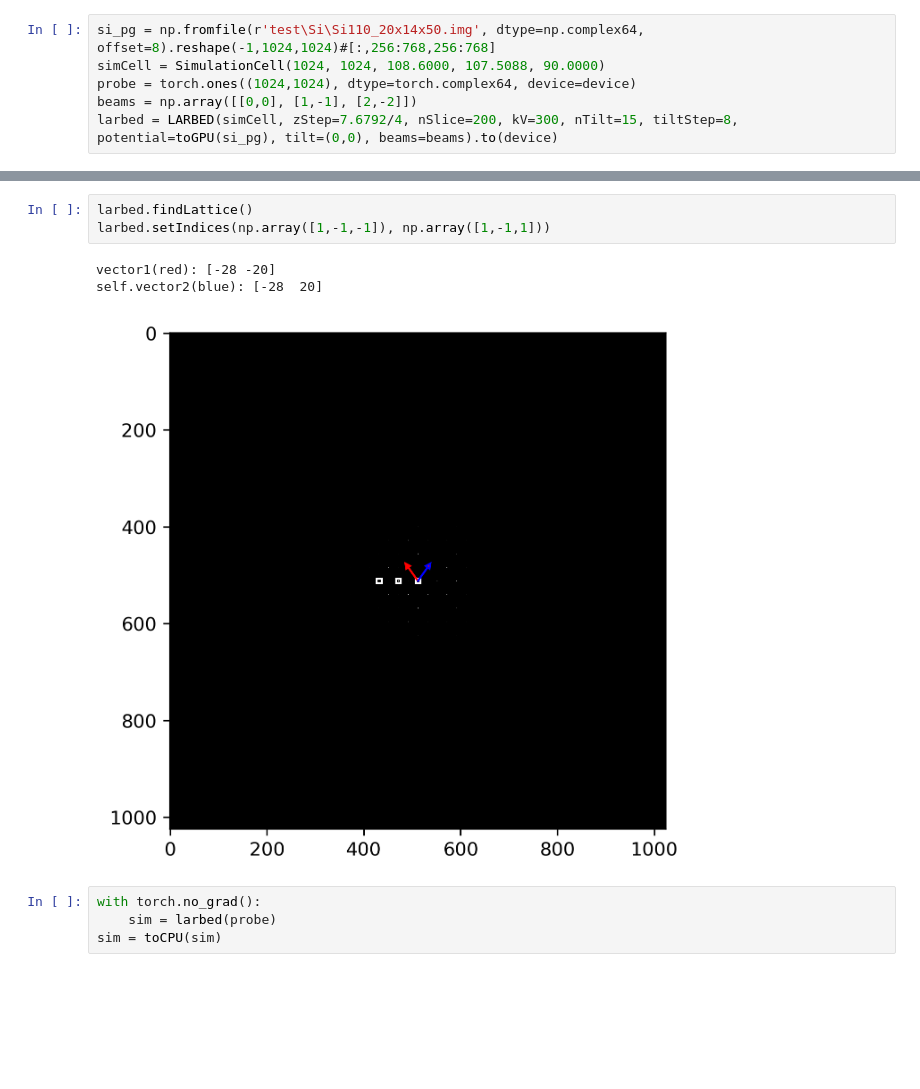
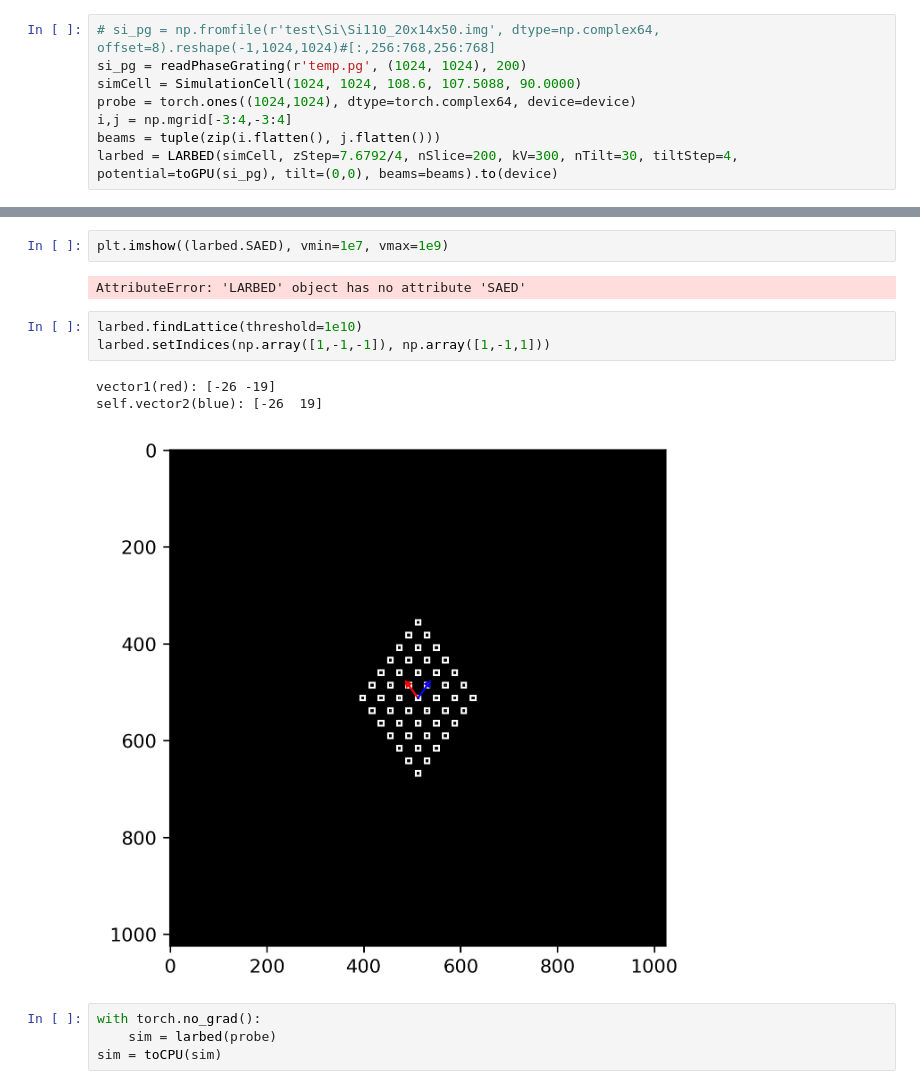
Before and after one commit to swampni/multislice, a Jupyter notebook: larbedSim.ipynb, the cells around one changed output, grey strips where cells are left out. Saved outputs shown, nothing was run; the diff lists cells and outputs as text; blank space fills up the shorter version.

```diff
--- a/larbedSim.ipynb
+++ b/larbedSim.ipynb
@@ -12,6 +35,8 @@ using torch.float32
 # %%
-si_pg = np.fromfile(r'test\Si\Si110_20x14x50.img', dtype=np.complex64, offset=8).reshape(-1,1024,1024)#[:,256:768,256:768]
-simCell = SimulationCell(1024, 1024, 108.6000, 107.5088, 90.0000)
+# si_pg = np.fromfile(r'test\Si\Si110_20x14x50.img', dtype=np.complex64, offset=8).reshape(-1,1024,1024)#[:,256:768,256:768]
+si_pg = readPhaseGrating(r'temp.pg', (1024, 1024), 200)
+simCell = SimulationCell(1024, 1024, 108.6, 107.5088, 90.0000)
 probe = torch.ones((1024,1024), dtype=torch.complex64, device=device)
-beams = np.array([[0,0], [1,-1], [2,-2]])
-larbed = LARBED(simCell, zStep=7.6792/4, nSlice=200, kV=300, nTilt=15, tiltStep=8, potential=toGPU(si_pg), tilt=(0,0), beams=beams).to(device)
+i,j = np.mgrid[-3:4,-3:4]
+beams = tuple(zip(i.flatten(), j.flatten()))
+larbed = LARBED(simCell, zStep=7.6792/4, nSlice=200, kV=300, nTilt=30, tiltStep=4, potential=toGPU(si_pg), tilt=(0,0), beams=beams).to(device)
@@ -18,10 +48,14 @@ larbed = LARBED(simCell, zStep=7.6792/4, nSlice=200, kV=300, nTilt=15, tiltStep=
+# %%
+plt.imshow((larbed.SAED), vmin=1e7, vmax=1e9)
+# %% [output]
+AttributeError: 'LARBED' object has no attribute 'SAED'
 # %%
-larbed.findLattice()
+larbed.findLattice(threshold=1e10)
 larbed.setIndices(np.array([1,-1,-1]), np.array([1,-1,1]))
 # %% [output]
-vector1(red): [-28 -20]
-self.vector2(blue): [-28  20]
+vector1(red): [-26 -19]
+self.vector2(blue): [-26  19]
-[figure, old version]
+[figure, new version]
 # %%
 with torch.no_grad():
     sim = larbed(probe)
```
Also changed, not shown: parts of 16 cells of this notebook, 6 other files.
